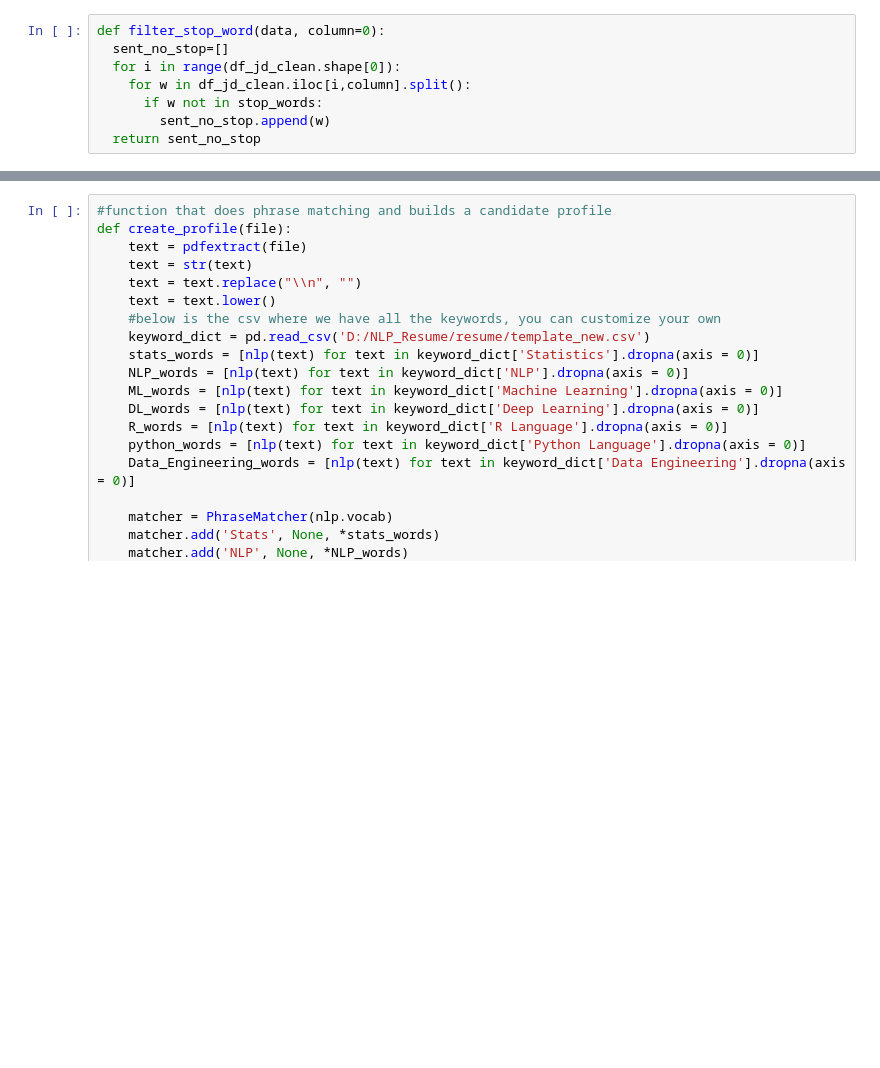
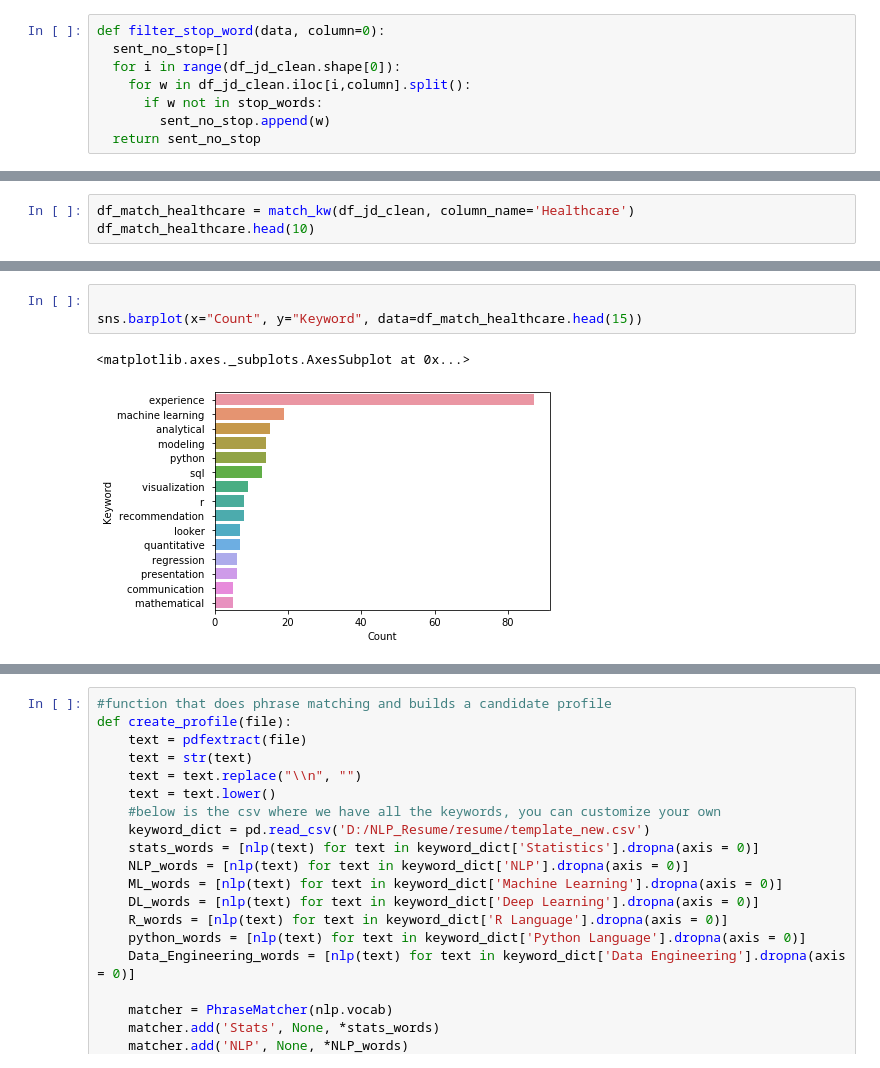
Before and after one commit to cyuancheng/Machine_Learning_Practice, a Jupyter notebook: JobDescriptionScreen.ipynb, the cells around one changed output, grey strips where cells are left out. Saved outputs shown, nothing was run; the diff lists cells and outputs as text; blank space fills up the shorter version.

```diff
--- a/JobDescriptionScreen.ipynb
+++ b/JobDescriptionScreen.ipynb
@@ -290,0 +330,3 @@ words_ss = [nlp(text) for text in df_kw['soft skills'].dropna(axis=0)]
+# %%
+df_match_healthcare = match_kw(df_jd_clean, column_name='Healthcare')
+df_match_healthcare.head(10)
@@ -290,0 +345,6 @@ words_ss = [nlp(text) for text in df_kw['soft skills'].dropna(axis=0)]
+# %%
+
+sns.barplot(x="Count", y="Keyword", data=df_match_healthcare.head(15))
+# %% [output]
+<matplotlib.axes._subplots.AxesSubplot at 0x...>
+[figure, added]
```
Also changed, not shown: parts of 42 cells of this notebook.
